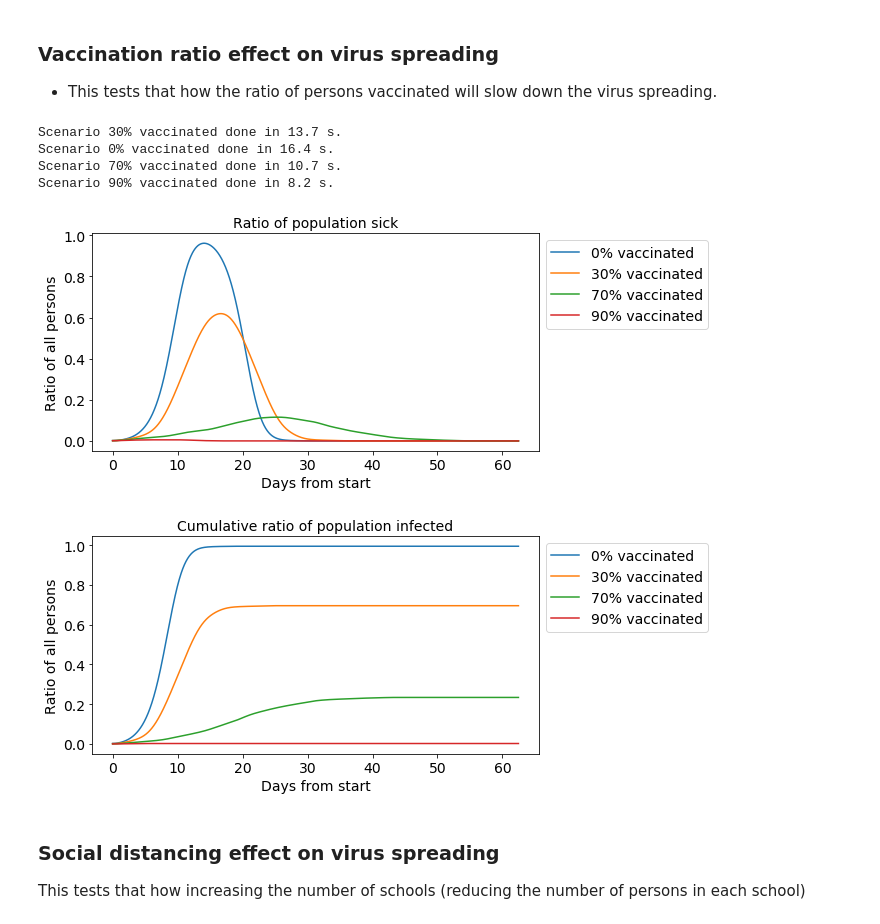
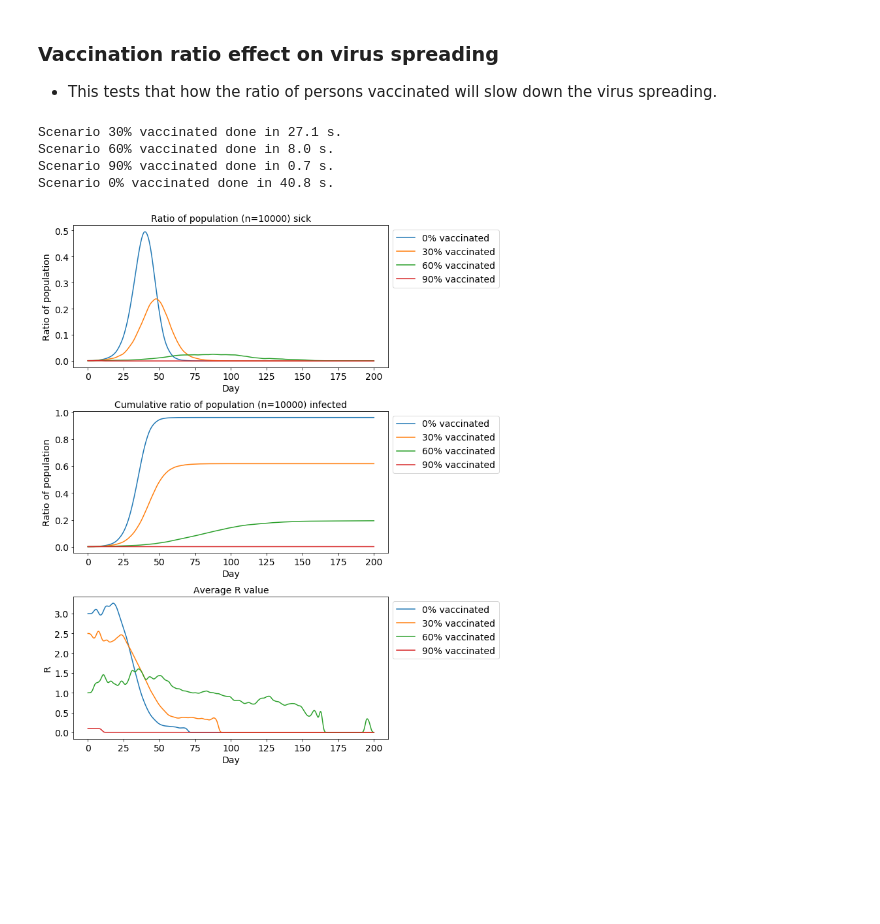
Before and after one commit to Kursula/virus_spreading_simulator, a Jupyter notebook: Virus_sim.ipynb, the cells around one changed output. Saved outputs shown, nothing was run; the diff lists cells and outputs as text; code cells hidden in the pictures; blank space fills up the shorter version.

```diff
--- a/Virus_sim.ipynb
+++ b/Virus_sim.ipynb
@@ -250,34 +61,36 @@ Scenario 80% stay at home when sick done in 10.5 s.
 ### Vaccination ratio effect on virus spreading
 - This tests that how the ratio of persons vaccinated will slow down the virus spreading.
 # %%
+virus = Virus(
+    name='Flu_1',
+    t_heal=240,
+    spreading_t_start=72,
+    spreading_coefficient=0.1,
+    infection_coefficient=0.1,
+)
+
 scenarios = []
-for param in [0, 0.30, 0.7, 0.90]:
-    virus = setup_virus()
-    scen = setup_simulation(
+for param in [0, 0.3, 0.6, 0.9]:
+    scenario = setup_simulation(
         virus=virus,
-        vaccinated_ratio=param
+        n_person=10000,
+        n_sick=10,
+        quarantine_ratio=0,
+        vaccinated_ratio=param,
+        masked_ratio=0,
+        mask=None
     )
-    scen['label'] = '{:0.0f}% vaccinated'.format(param * 100)
-    scen['virus'] = virus
-    scen['sim_hours'] = 1500
-    scenarios.append(scen)
+    scenario['label'] = '{:0.0f}% vaccinated'.format(param * 100)
+    scenario['sim_hours'] = 200 * 24
+    scenarios.append(scenario)
 
 with Pool(processes=2) as pool:
     scenarios = pool.map(run_simulation, scenarios)
 
-# Calculate results
-for scen in scenarios:
-    cumul_inf_ratio(scen)
-
-plot_sick_ratio(scenarios)
-plot_cumul_inf_ratio(scenarios)
+plot_visuals(scenarios)
 # %% [output]
-Scenario 30% vaccinated done in 13.7 s.
-Scenario 0% vaccinated done in 16.4 s.
-Scenario 70% vaccinated done in 10.7 s.
-Scenario 90% vaccinated done in 8.2 s.
+Scenario 30% vaccinated done in 27.1 s.
+Scenario 60% vaccinated done in 8.0 s.
+Scenario 90% vaccinated done in 0.7 s.
+Scenario 0% vaccinated done in 40.8 s.
-[figure, old version]
+[figure, new version]
-[figure, removed]
-# %% [markdown]
-### Social distancing effect on virus spreading
-This tests that how increasing the number of schools (reducing the number of persons in each school)
```
Also changed, not shown: parts of 17 cells of this notebook, 6 other files.
